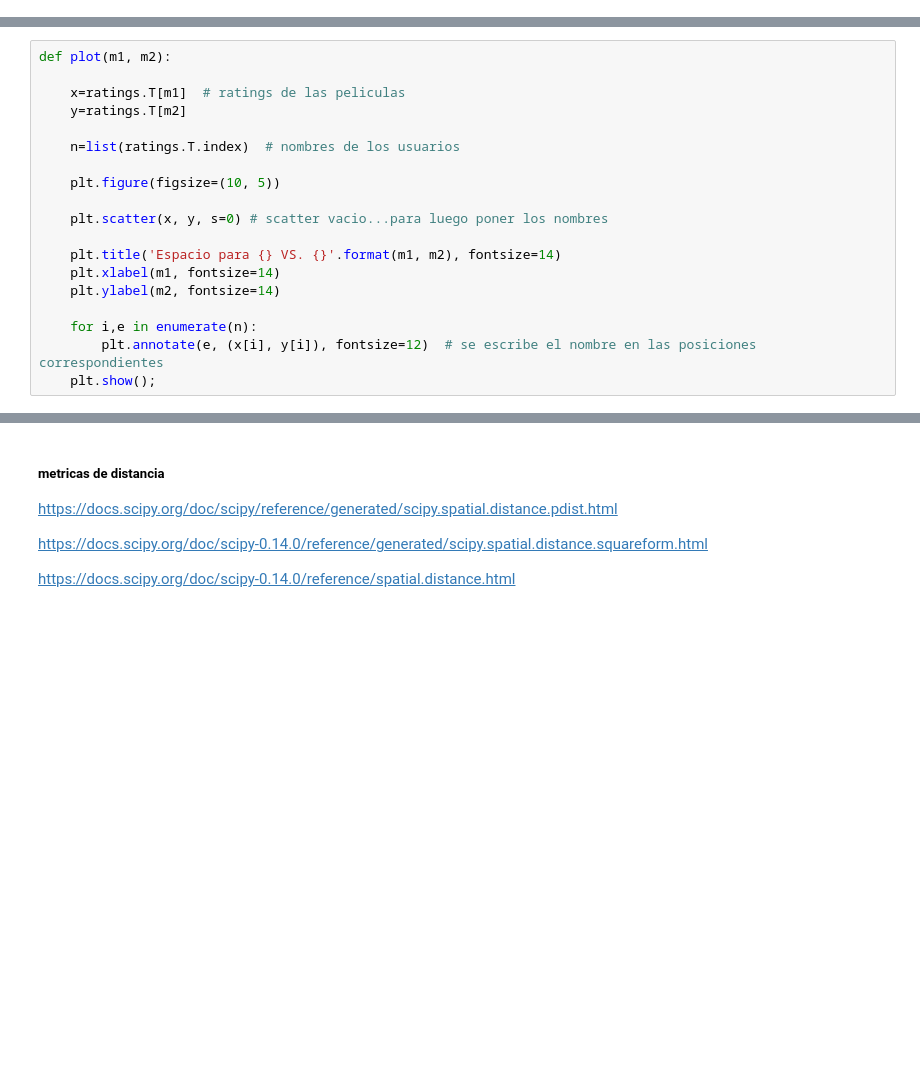
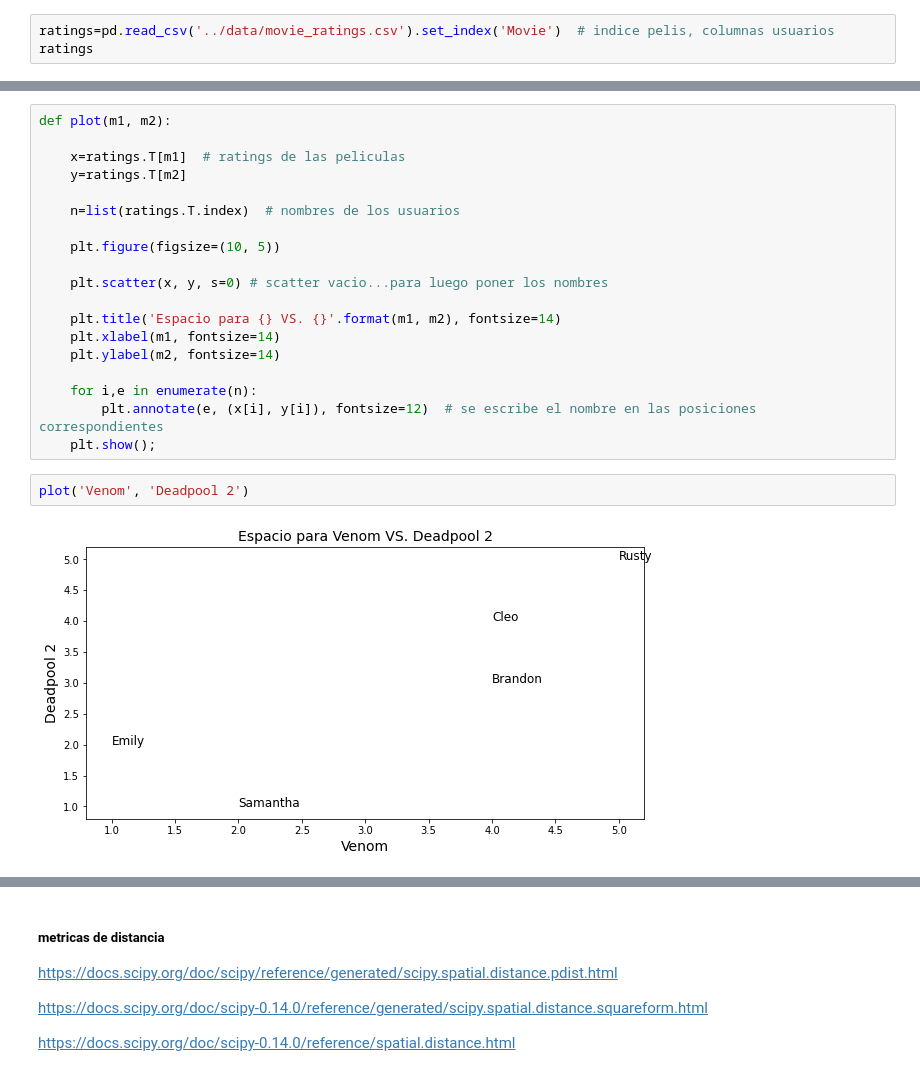
Before and after one commit to Ironhack-Data-Madrid-Abril-2021/Material_Clase, a Jupyter notebook: semana_5/4.2 - Sistemas de recomendacion.ipynb, the cells around one changed output, grey strips where cells are left out. Cells and saved outputs as stored; diff of their text form; blank space fills up the shorter version.

```diff
--- a/semana_5/4.2 - Sistemas de recomendacion.ipynb
+++ b/semana_5/4.2 - Sistemas de recomendacion.ipynb
@@ -22,0 +32,3 @@ Buscan la similitud entre elementos, utilizan distribuciones de calificación po
+# %%
+ratings=pd.read_csv('../data/movie_ratings.csv').set_index('Movie')  # indice pelis, columnas usuarios
+ratings
@@ -39,3 +64,7 @@ def plot(m1, m2):
     for i,e in enumerate(n):
         plt.annotate(e, (x[i], y[i]), fontsize=12)  # se escribe el nombre en las posiciones correspondientes
     plt.show();
+# %%
+plot('Venom', 'Deadpool 2')
+# %% [output]
+[figure, added]
```
Also changed, not shown: parts of 14 cells of this notebook, 1 other file.
